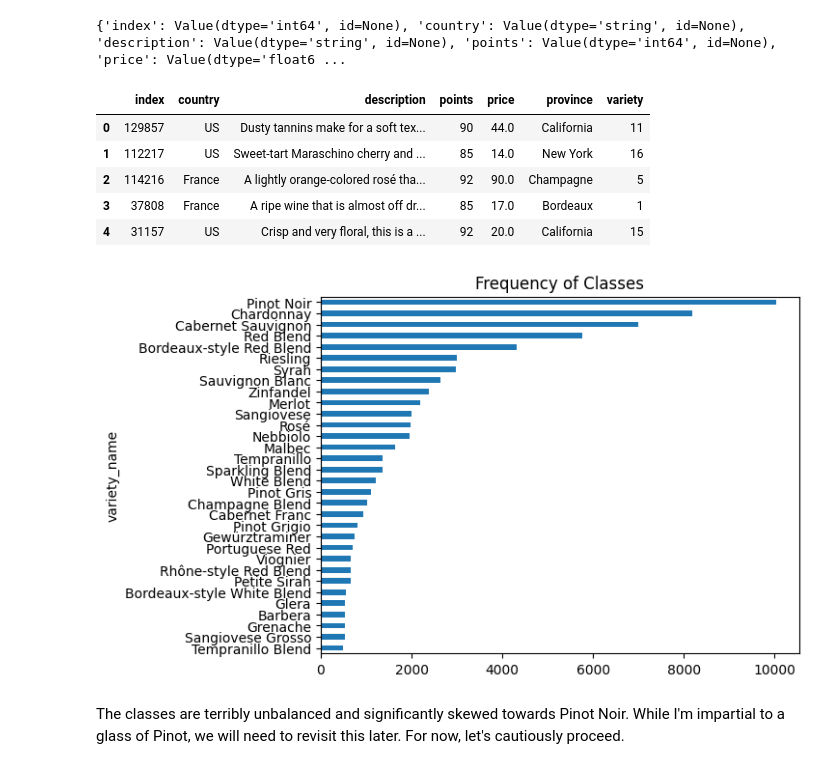
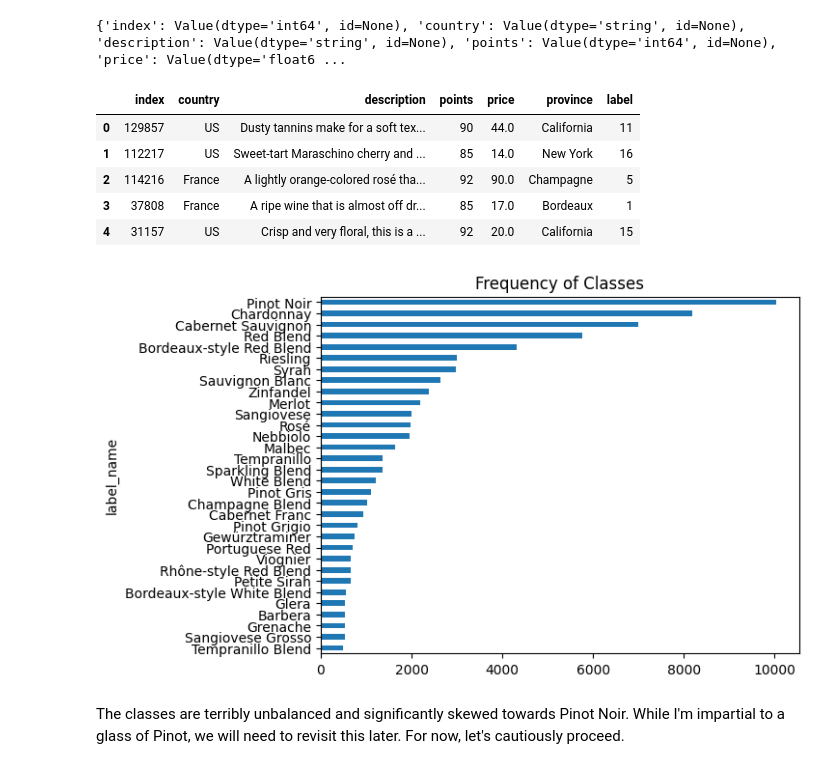
Before and after one commit to danieljhand/wine-classification, a Jupyter notebook: wine-classification.ipynb, the cells around one changed output. Saved outputs shown, nothing was run; the diff lists cells and outputs as text; code cells hidden in the pictures.

```diff
--- a/wine-classification.ipynb
+++ b/wine-classification.ipynb
@@ -37,0 +43,2 @@ print(wines["train"][42])
+# %%
+wines = wines.rename_column("variety", "label")
@@ -46,9 +74,10 @@ print(wines["train"].features)
 # %% [markdown]
 We'll use the columnn "variety" as the label for our classifier. However, each entry is a string and not a ClassLabel.
 # %%
-wines["train"] = wines["train"].class_encode_column("variety")
-wines["test"] = wines["test"].class_encode_column("variety")
-wines["validation"] = wines["validation"].class_encode_column("variety")
+wines = wines.class_encode_column("label")
+#wines["train"] = wines["train"].class_encode_column("variety")
+#wines["test"] = wines["test"].class_encode_column("variety")
+#wines["validation"] = wines["validation"].class_encode_column("variety")
 # %%
 print(wines["train"].features)
 # %% [output]
@@ -58,7 +87,7 @@ wines.set_format(type="pandas")
 df = wines["train"][:]
 df.head()
 # %% [output]
-|  | index | country | description | points | price | province | variety |
+|  | index | country | description | points | price | province | label |
 | 0 | 129857 | US | Dusty tannins make for a soft tex... | 90 | 44.0 | California | 11 |
 | 1 | 112217 | US | Sweet-tart Maraschino cherry and ... | 85 | 14.0 | New York | 16 |
 | 2 | 114216 | France | A lightly orange-colored rosé tha... | 92 | 90.0 | Champagne | 5 |
@@ -66,15 +95,15 @@ df.head()
 | 4 | 31157 | US | Crisp and very floral, this is a ... | 92 | 20.0 | California | 15 |
 # %%
 def label_int2str(row):
-    return wines["train"].features["variety"].int2str(row)
+    return wines["train"].features["label"].int2str(row)
 
-df["variety_name"] = df["variety"].apply(label_int2str)
+df["label_name"] = df["label"].apply(label_int2str)
 # %%
-df["variety_name"].value_counts(ascending=True).plot.barh()
+df["label_name"].value_counts(ascending=True).plot.barh()
 plt.title("Frequency of Classes")
 plt.show()
 # %% [output]
-[figure, old version]
+[figure, new version]
 # %% [markdown]
 The classes are terribly unbalanced and significantly skewed towards Pinot Noir. While I'm impartial to a glass of Pinot, we will need to revisit this later. For now, let's cautiously proceed.
 # %%
```
Also changed, not shown: parts of 45 cells of this notebook.
